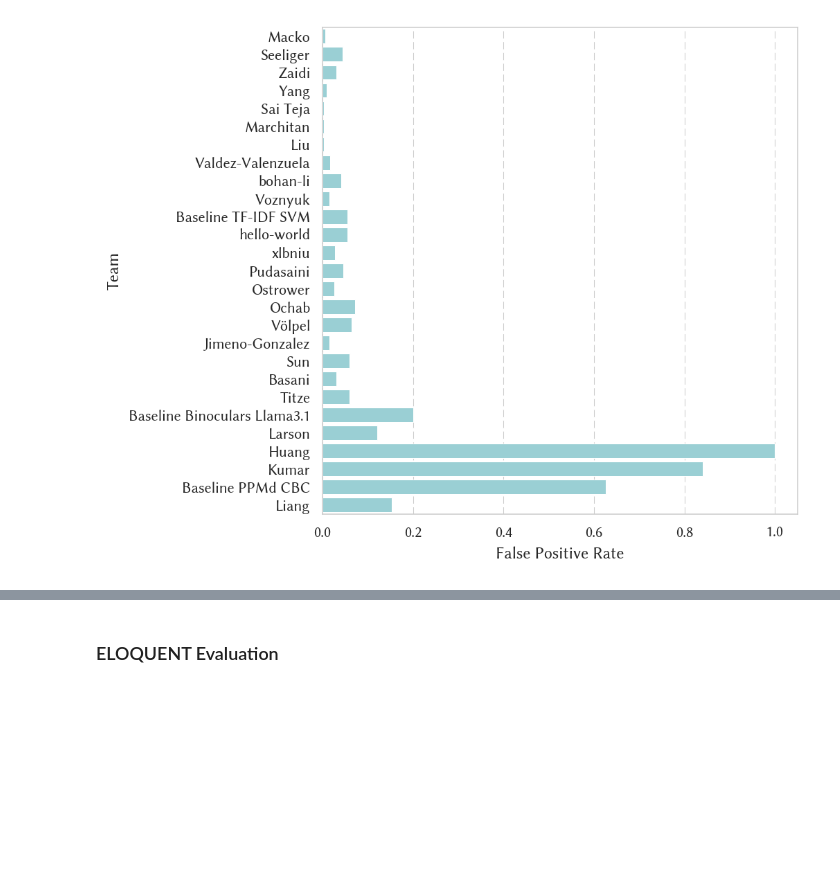
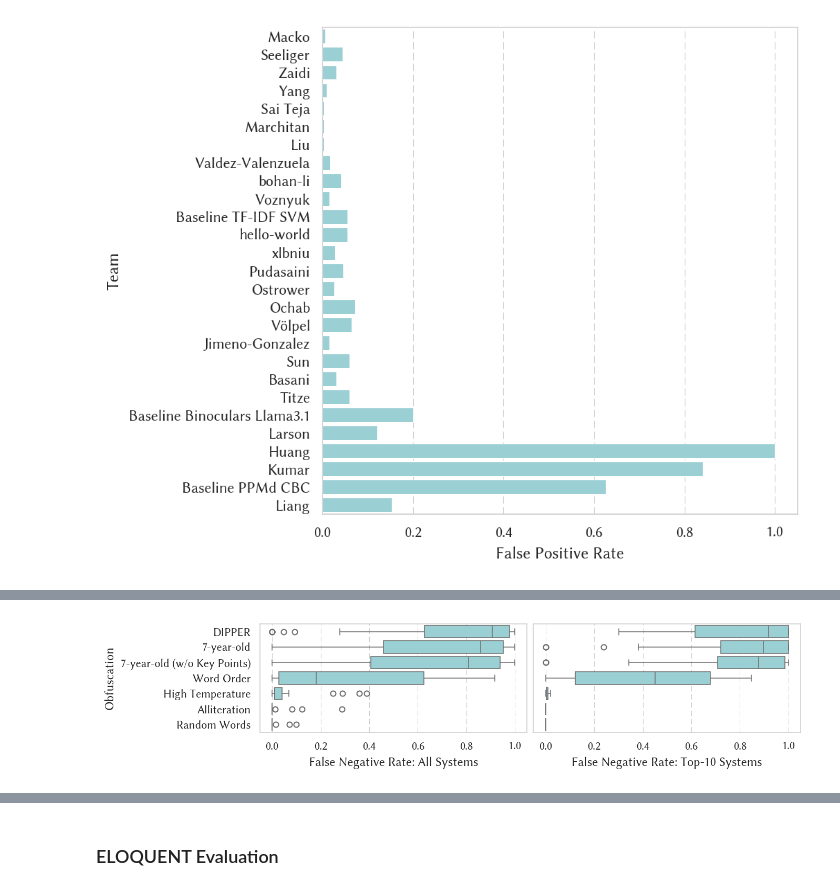
Before and after one commit to pan-webis-de/pan25-generative-ai-authorship-verification, a Jupyter notebook: notebooks/task_eval.ipynb, the cells around one changed output, grey strips where cells are left out. Saved outputs shown, nothing was run; the diff lists cells and outputs as text; code cells hidden in the pictures; blank space fills up the shorter version.

```diff
--- a/notebooks/task_eval.ipynb
+++ b/notebooks/task_eval.ipynb
@@ -471,0 +526,20 @@ plt.show()
+# %%
+obfs_map = {
+    'dipper': 'DIPPER',
+    '7yo': '7-year-old',
+    '7yo-no-kp': '7-year-old (w/o Key Points)',
+    'word-order': 'Word Order',
+    'temp-1.1': 'High Temperature',
+    'alliteration': 'Alliteration',
+    'rand-words': 'Random Words'
+}
+
+def _map_obfs(o):
+    return obfs_map.get(o.split('-obfs-', 1)[1] if '-obfs' in o else o)
+
+obfs_effectiveness = (df_run_eval.query('eval_field in ["model"] and eval_value.str.contains("-obfs-")')
+ .reset_index()[['team', 'eval_value', 'fnr']]
+ .set_index(['team', 'eval_value']))
+obfs_effectiveness['obfs'] = [_map_obfs(x) for x in obfs_effectiveness.reset_index()['eval_value']]
+obfs_effectiveness_order = obfs_effectiveness.groupby('obfs').median().sort_values('fnr', ascending=False)
+obfs_effectiveness
@@ -471,0 +561,23 @@ plt.show()
+# %%
+_, axs = plt.subplots(1, 2, figsize=(9, 2), sharey='row')
+
+_plt_dataset_difficulty(axs.flat[0],
+                        obfs_effectiveness,
+                        'fnr',
+                        'False Negative Rate: All Systems',
+                        obfs_effectiveness_order.index.values,
+                        group_field='obfs',
+                        ylabel='Obfuscation')
+_plt_dataset_difficulty(axs.flat[1],
+                        obfs_effectiveness.query('team in @teams_top10'),
+                        'fnr',
+                        'False Negative Rate: Top-10 Systems',
+                        obfs_effectiveness_order.index.values,
+                        group_field='obfs',
+                        ylabel='Obfuscation')
+
+plt.tight_layout(pad=.5, h_pad=1.1)
+plt.savefig(OUT_DIR / 'pan_dataset_obfs_effectiveness.pdf')
+plt.show()
+# %% [output]
+[figure, added]
```
Also changed, not shown: parts of 10 cells of this notebook.
